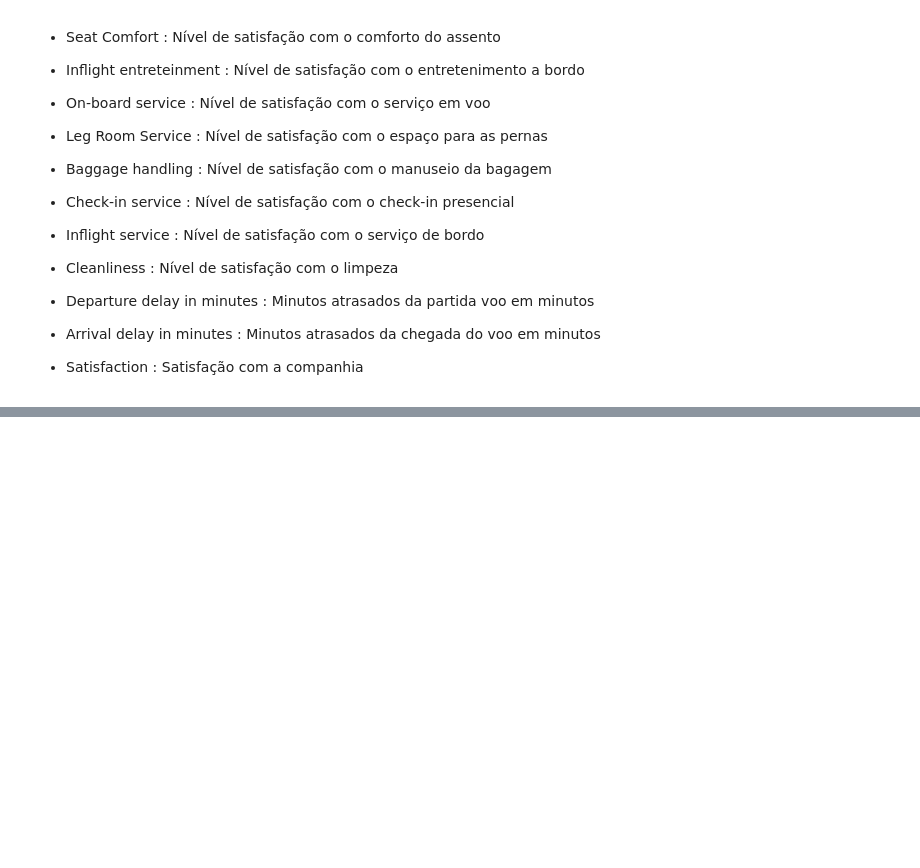
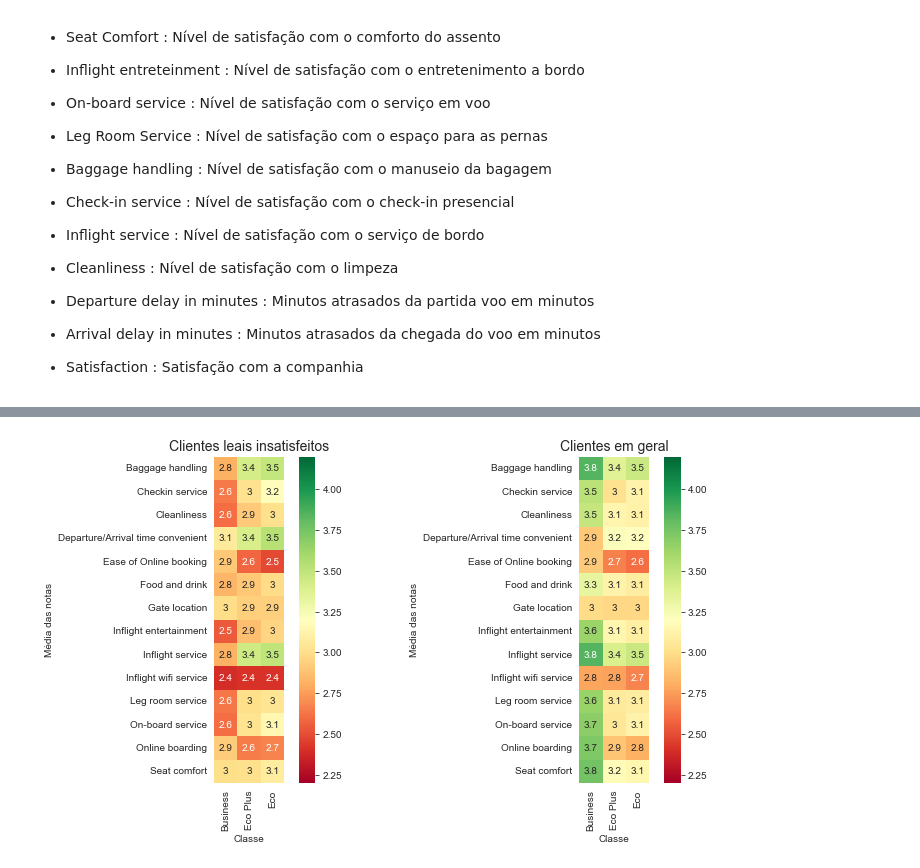
Before and after one commit to AndreMorenoGoveia/PS-Poli-Junior, a Jupyter notebook: Analytics-13682785-NProd.ipynb, the cells around one changed output, grey strips where cells are left out. Saved outputs shown, nothing was run; the diff lists cells and outputs as text; code cells hidden in the pictures; blank space fills up the shorter version.

```diff
--- a/Analytics-13682785-NProd.ipynb
+++ b/Analytics-13682785-NProd.ipynb
@@ -533,0 +552,10 @@ Text(765.7222222222224, 0.5, 'Média das notas')
+# %%
+plt.subplots(figsize=(12,6))
+
+df2 = customer_df[(customer_df['Customer Type'] == 'Loyal Customer') &
+ (customer_df['satisfaction'] == 'neutral or dissatisfied')]
+
+heatmap(df2, 'Clientes leais insatisfeitos', 1)
+heatmap(customer_df, 'Clientes em geral', 2)
+# %% [output]
+[figure, added]
```
Also changed, not shown: parts of 11 cells of this notebook.
